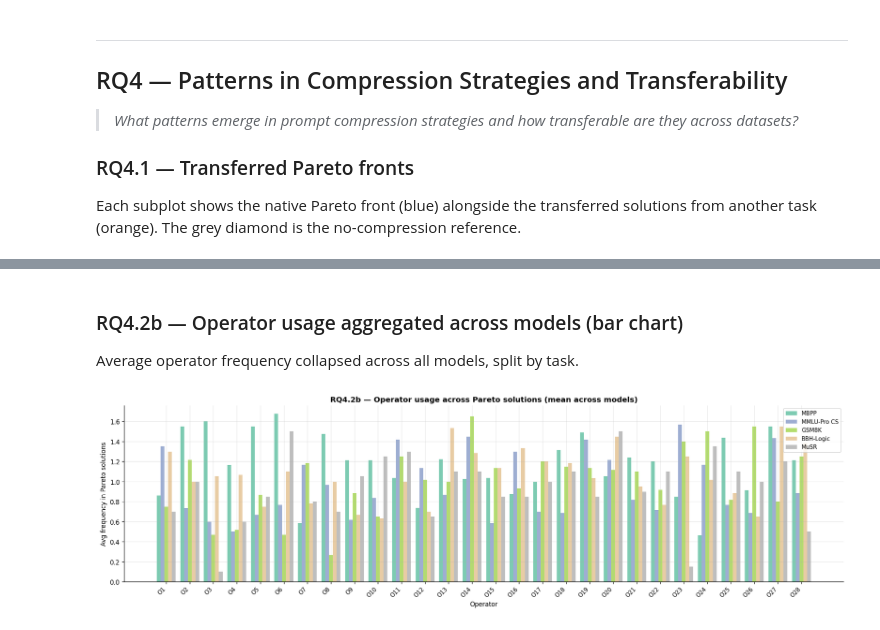
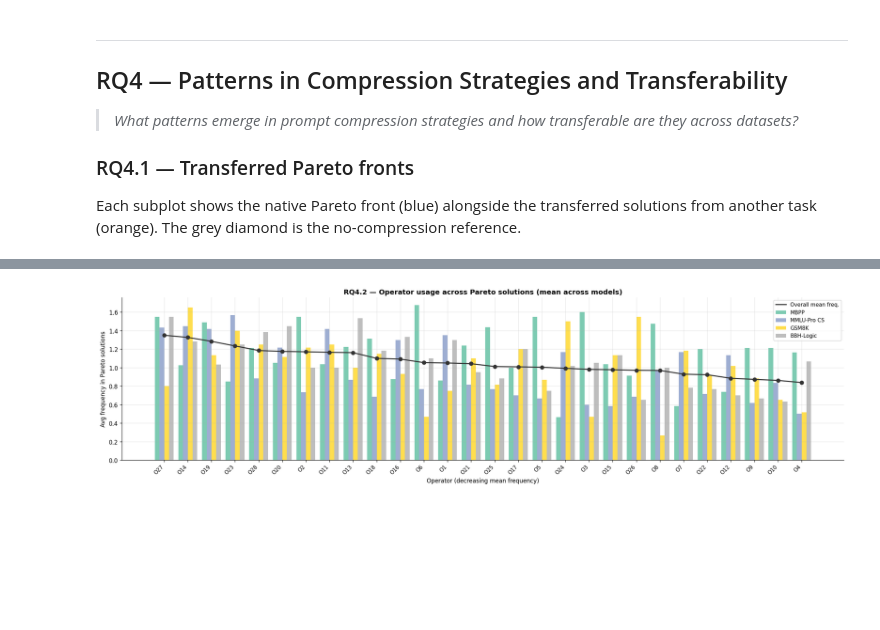
Before and after one commit to vincenzo-scotti/prompt_compression, a Jupyter notebook: notebooks/visualizations.ipynb, the cells around one changed output, grey strips where cells are left out. Drawn from its saved outputs; the diff is of its cells as text; code cells hidden in the pictures; blank space fills up the shorter version.

```diff
--- a/notebooks/visualizations.ipynb
+++ b/notebooks/visualizations.ipynb
@@ -550,7 +466,8 @@ Box plots showing how each approach's total time varies across models, aggregate
 if df_time.empty:
     print('No timing data available.')
 else:
-    tasks_present  = [lbl for _, lbl, _ in TASKS if lbl in df_time['task'].unique()]
+    tasks_present  = [lbl for _, lbl, _ in TASKS
+                      if lbl != 'MuSR' and lbl in df_time['task'].unique()]
     approaches_avail = list(dict.fromkeys(
         ['NSGA-II'] + [st['label'] for st in BASELINE_STYLE.values()
                         if st['label'] in df_time['approach'].unique()]))
@@ -851,35 +740,81 @@ else:
-# %% [markdown]
-### RQ4.2b — Operator usage aggregated across models (bar chart)
-
-Average operator frequency collapsed across all models, split by task.
 # %%
-if not df_ops.empty:
-    tasks_present  = [lbl for _, lbl, _ in TASKS if lbl in df_ops['task'].unique()]
+def collect_operator_usage():
+    """Return DataFrame with columns [model, task, operator, frequency]. Excludes MuSR."""
+    rows = []
+    for mlabel, mdir, _ in MODELS:
+        for stem, tlabel, _ in TASKS:
+            if tlabel == 'MuSR':
+                continue
+            d = RESULTS[mdir].get(stem)
+            if d is None:
+                continue
+            sols = d['pareto_solutions']
+            if not sols:
+                continue
+            op_counts = Counter()
+            for sol in sols:
+                for op_id in sol.get('transformation_ids', []):
+                    base = op_id.split('@')[0]
+                    op_counts[base] += 1
+            for op, cnt in op_counts.items():
+                rows.append({
+                    'model': mlabel, 'task': tlabel,
+                    'operator': op,
+                    'frequency': cnt / len(sols),
+                })
+    return pd.DataFrame(rows)
+
+
+df_ops = collect_operator_usage()
+
+if df_ops.empty:
+    print('No operator usage data available.')
+else:
+    tasks_present = [lbl for _, lbl, _ in TASKS
+                     if lbl != 'MuSR' and lbl in df_ops['task'].unique()]
     task_colors_map = {t: c for t, c in zip(tasks_present,
                                               plt.cm.Set2(np.linspace(0, 1, len(tasks_present))))}
 
     # Mean frequency across models
     agg = (df_ops.groupby(['operator', 'task'])['frequency']
                .mean()
                .reset_index())
     pivot = (agg.pivot(index='operator', columns='task', values='frequency')
-               .reindex(index=all_ops, columns=tasks_present, fill_value=0))
+               .reindex(columns=tasks_present, fill_value=0))
 
-    fig, ax = plt.subplots(figsize=(max(10, len(all_ops) * 0.6), 5))
-    x = np.arange(len(all_ops))
+    # Compute overall mean frequency per operator (across tasks and models)
+    overall_mean = (df_ops.groupby('operator')['frequency'].mean())
+
+    # Sort operators by decreasing overall mean frequency
+    all_ops_sorted = overall_mean.sort_values(ascending=False).index.tolist()
+    pivot = pivot.reindex(index=all_ops_sorted, fill_value=0)
+    overall_mean_sorted = overall_mean.reindex(all_ops_sorted, fill_value=0).values
+
+    fig, ax = plt.subplots(figsize=(max(10, len(all_ops_sorted) * 0.65), 5))
+    x = np.arange(len(all_ops_sorted))
     width = 0.8 / len(tasks_present)
+
     for i, task in enumerate(tasks_present):
         ax.bar(x + i * width, pivot[task].values, width,
                label=task, color=task_colors_map[task], alpha=0.85)
 
-    ax.set_xticks(x + width * (len(tasks_present) - 1) / 2)
-    ax.set_xticklabels(all_ops, rotation=45, ha='right', fontsize=9)
+    # Overlay: line with markers showing overall mean frequency per operator
+    x_center = x + width * (len(tasks_present) - 1) / 2
+    ax.plot(x_center, overall_mean_sorted, color='#333333', lw=1.8, zorder=5,
+            label='Overall mean freq.')
+    marker_styles = ['o', 's', 'D', '^', 'v', 'P', 'X', 'h']
+    for xi, yi in zip(x_center, overall_mean_sorted):
+        ax.scatter(xi, yi, color='#333333', s=40, zorder=6,
+                   marker=marker_styles[int(round(xi)) % len(marker_styles)])
+
+    ax.set_xticks(x_center)
+    ax.set_xticklabels(all_ops_sorted, rotation=45, ha='right', fontsize=9)
     ax.set_ylabel('Avg frequency in Pareto solutions')
-    ax.set_xlabel('Operator')
+    ax.set_xlabel('Operator (decreasing mean frequency)')
     ax.legend(loc='upper right', fontsize=9)
-    ax.set_title('RQ4.2b — Operator usage across Pareto solutions (mean across models)',
+    ax.set_title('RQ4.2 — Operator usage across Pareto solutions (mean across models)',
                  fontweight='bold')
     plt.tight_layout()
     plt.show()
 # %% [output]
-[figure, old version]
+[figure, new version]
```
Also changed, not shown: parts of 12 cells of this notebook.
